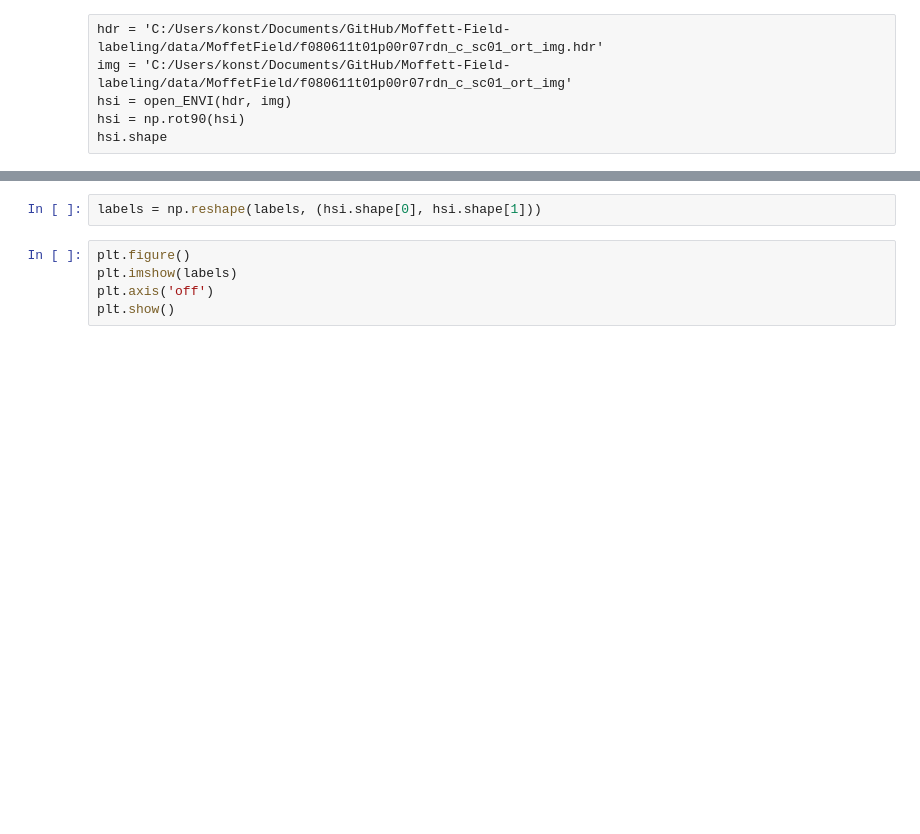
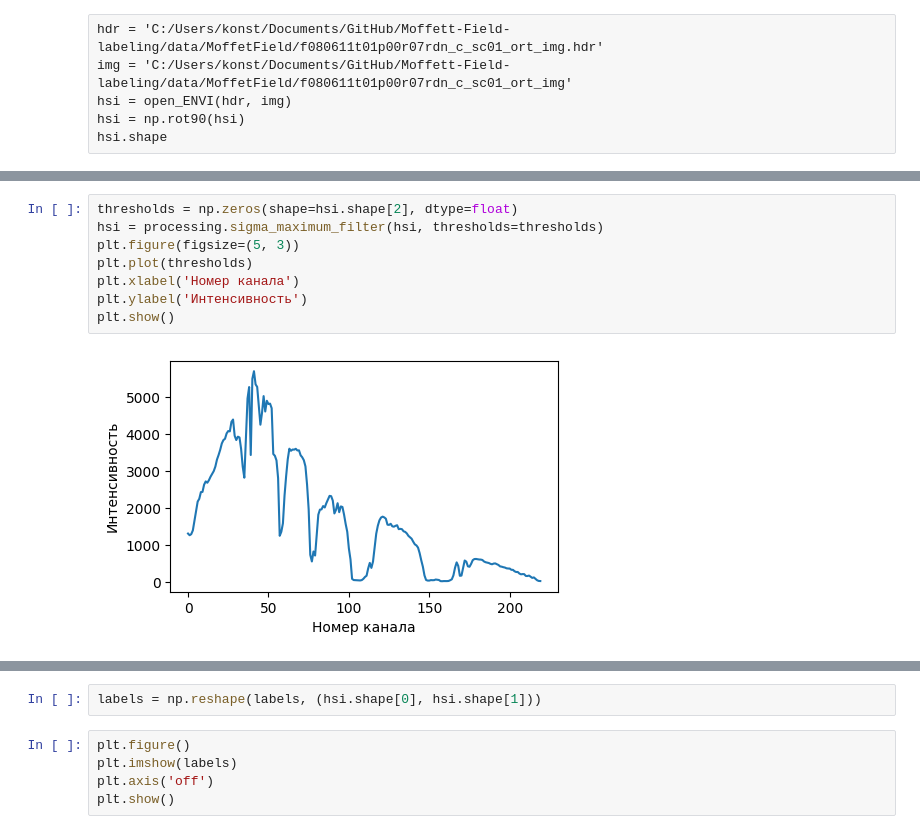
Before and after one commit to Kosty1024Bit/HSI-Processing, a Jupyter notebook: hsip test.ipynb, the cells around one changed output, grey strips where cells are left out. Saved outputs shown, nothing was run; the diff lists cells and outputs as text; blank space fills up the shorter version.

```diff
--- a/hsip test.ipynb
+++ b/hsip test.ipynb
@@ -31,3 +48,13 @@ hsi = processing.sigma_maximum_filter(hsi)
+# %%
+thresholds = np.zeros(shape=hsi.shape[2], dtype=float)
+hsi = processing.sigma_maximum_filter(hsi, thresholds=thresholds)
+plt.figure(figsize=(5, 3))
+plt.plot(thresholds)
+plt.xlabel('Номер канала')
+plt.ylabel('Интенсивность')
+plt.show()
+# %% [output]
+[figure, added]
 # %%
 plt.figure()
 plt.imshow(hsi[..., 93])
```
Also changed, not shown: parts of 53 cells of this notebook.
